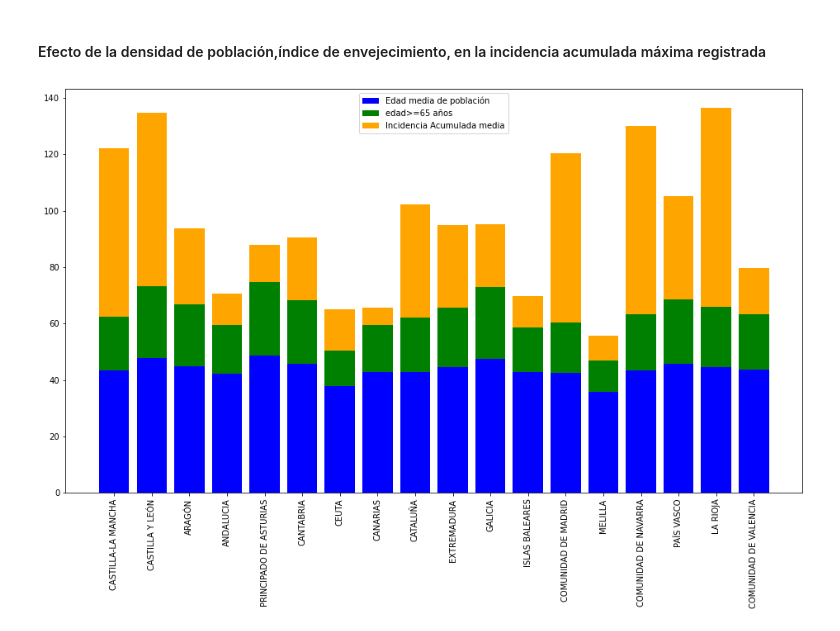
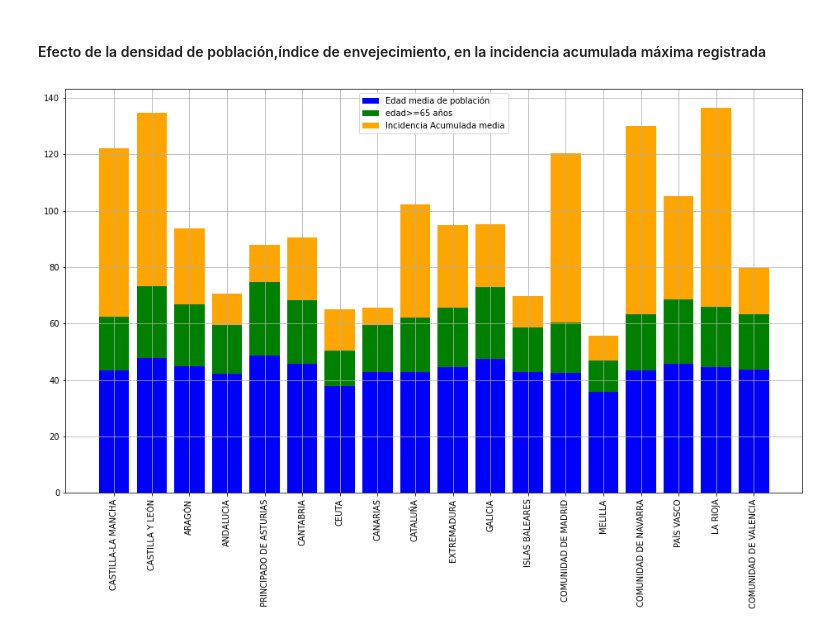
Before and after one commit to AlbertoMatogo/Analisis-covid19-Spain-primeraOla, a Jupyter notebook: Analisis_com_aut.ipynb, the cells around one changed output. Drawn from its saved outputs; the diff is of its cells as text; code cells hidden in the pictures.

```diff
--- a/Analisis_com_aut.ipynb
+++ b/Analisis_com_aut.ipynb
@@ -361,5 +361,6 @@ for i in ['CM','CL','AR','AN','AS','CB','CE','CN','CT','EX', 'GA','IB','MD','ML'
     ax.set_title('Valor medio (casos diarios) por comunidad, durante la primera ola',fontsize=16)
     ax.text(y, CA_Dict1[i][0], str(round(y,2)),fontsize=12)
     ax.set_xlabel('nº casos diarios', fontsize=12)
+    ax.grid(True)
 plt.show()
 # %% [output]
@@ -432,17 +433,19 @@ for i in ['CM','CL','AR','AN','AS','CB','CE','CN','CT','EX', 'GA','IB','MD','ML'
     axs[0][0].set_title('Valor medio Incidencia acumulada',fontsize=16)
     axs[0][0].text(y_med, CA_Dict1[i][0], str(round(y_med,2)),fontsize=12)
     axs[0][0].set_xlabel('Incidencia acumulada', fontsize=12)
+    axs[0][0].grid(True)
 
     axs[0][1].barh(CA_Dict1[i][0],y_max,color=Dic_color[i],edgecolor ='white',align='center')
     axs[0][1].set_title('Valor máximo registrado (IA)',fontsize=16)
     axs[0][1].text(y_max, CA_Dict1[i][0], str(round(y_max,2)),fontsize=12)
     axs[0][1].set_xlabel('Máximo valor registrado de IA', fontsize=12)
+    axs[0][1].grid(True)
 
     axs[0][2].barh(CA_Dict1[i][0],y_dia_max,color=Dic_color[i],edgecolor ='white',align='center')
     axs[0][2].set_title('Día de registró del valor máximo (IA)',fontsize=16)
     axs[0][2].text(y_dia_max, CA_Dict1[i][0], str(round(y_dia_max,2)),fontsize=12)
     axs[0][2].set_xlabel('Día de registro del valor máximo', fontsize=12)
-
+    axs[0][2].grid(True)
 fig.tight_layout()
 plt.show()
 # %% [output]
@@ -579,15 +584,16 @@ bar_comparacion(L_mean_IA,L_indice_enve_pob,"Incidencia Acumulada media","Índic
 # %%
 x=L_nom_Com
 y1=L_edadM_pob
 y2=L_mayores65_pob
 y3=L_mean_IA
 bottom_i=list(np.add(y1,y2))
 fig,ax=plt.subplots(figsize=(16,9))
 ax.bar(x,y1,0.8,color='blue',label="Edad media de población")
 ax.bar(x,y2,0.8,bottom=y1,color='green',label="edad>=65 años")
 ax.bar(x,y3,0.8,bottom=bottom_i,color='orange',label="Incidencia Acumulada media")
+ax.grid(True)
 ax.legend()
 plt.xticks(rotation=90)
 plt.show()
 # %% [output]
-[figure, old version]
+[figure, new version]
```
Also changed, not shown: parts of 9 cells of this notebook, 2 other files.
